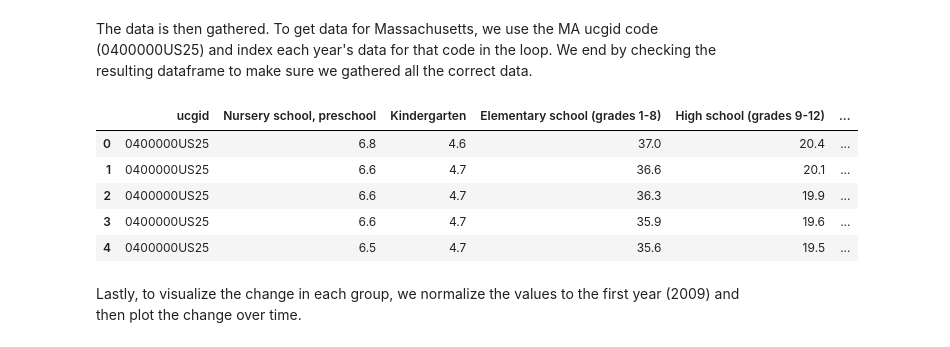
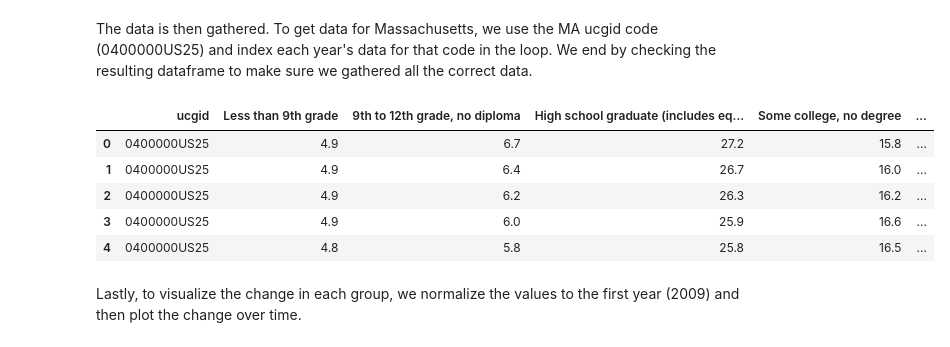
Before and after one commit to NIH-ScHARe/fedwrap, a Jupyter notebook: notebooks/get_educational_attainment()_demo.ipynb, the cells around one changed output. Cells and saved outputs as stored; diff of their text form; code cells hidden in the pictures.

```diff
--- a/notebooks/get_educational_attainment()_demo.ipynb
+++ b/notebooks/get_educational_attainment()_demo.ipynb
@@ -22,34 +22,34 @@ The data is then gathered. To get data for Massachusetts, we use the MA ucgid co
 # %%
 # set code for Massachusetts
 MAcode = '0400000US25'
 
 # initialize DataFrame
 MA_data = pd.DataFrame()
 
 # iterate through all years of the ACS and gather data for MA
 for year in np.arange(2009,2024):
 
     # make API call for single year data
-    year_data = get_school_enrollment(str(year),'state',as_percent=True)
+    year_data = get_educational_attainment(str(year),'state',as_percent=True)
 
     # extract row for Massachusetts
     year_MA_data = year_data[year_data['ucgid'] == MAcode].copy()
 
     # add value for year
     year_MA_data['Year'] = year
 
     # concatenate to MA DataFrame
     MA_data = pd.concat([MA_data,year_MA_data],ignore_index = True)
 
 # check dataframe
 MA_data.head()
 # %% [output]
-|  | ucgid | Nursery school, preschool | Kindergarten | Elementary school (grades 1-8) | High school (grades 9-12) | ... |
-| 0 | 0400000US25 | 6.8 | 4.6 | 37.0 | 20.4 | ... |
-| 1 | 0400000US25 | 6.6 | 4.7 | 36.6 | 20.1 | ... |
-| 2 | 0400000US25 | 6.6 | 4.7 | 36.3 | 19.9 | ... |
-| 3 | 0400000US25 | 6.6 | 4.7 | 35.9 | 19.6 | ... |
-| 4 | 0400000US25 | 6.5 | 4.7 | 35.6 | 19.5 | ... |
+|  | ucgid | Less than 9th grade | 9th to 12th grade, no diploma | High school graduate (includes eq... | Some college, no degree | ... |
+| 0 | 0400000US25 | 4.9 | 6.7 | 27.2 | 15.8 | ... |
+| 1 | 0400000US25 | 4.9 | 6.4 | 26.7 | 16.0 | ... |
+| 2 | 0400000US25 | 4.9 | 6.2 | 26.3 | 16.2 | ... |
+| 3 | 0400000US25 | 4.9 | 6.0 | 25.9 | 16.6 | ... |
+| 4 | 0400000US25 | 4.8 | 5.8 | 25.8 | 16.5 | ... |
 # %% [markdown]
 Lastly, to visualize the change in each group, we normalize the values to the first year (2009) and then plot the change over time.
 # %%
```
Also changed, not shown: parts of 3 cells of this notebook, 1 other file.
